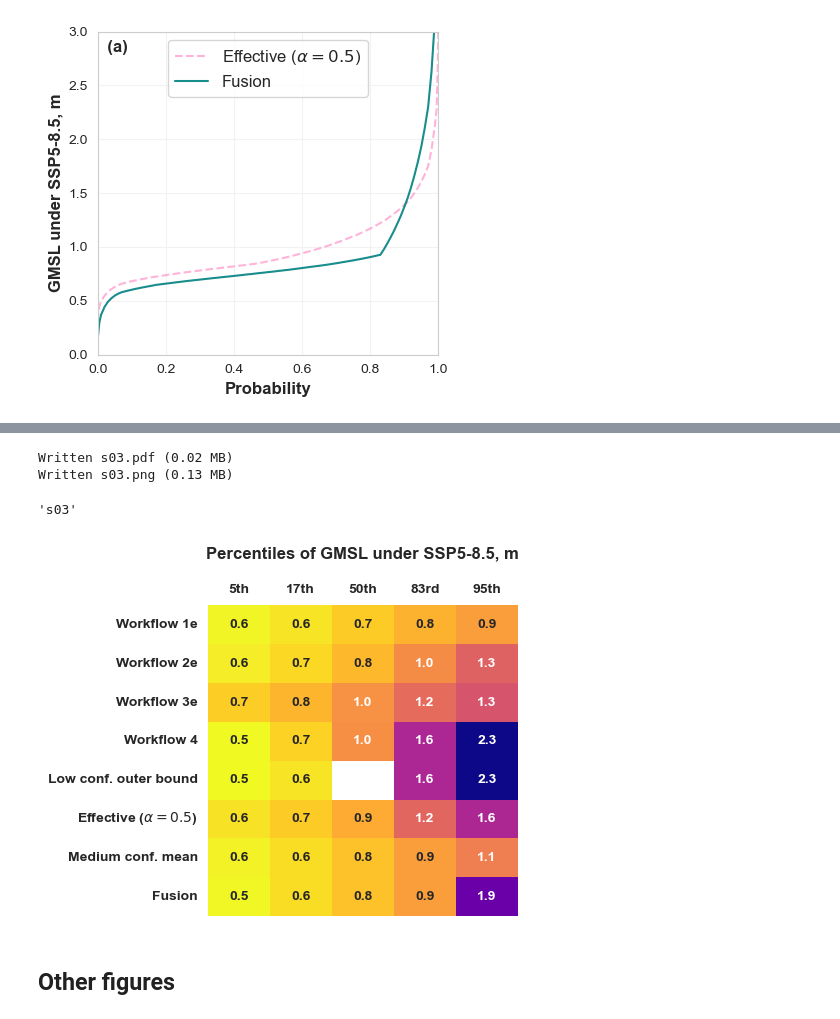
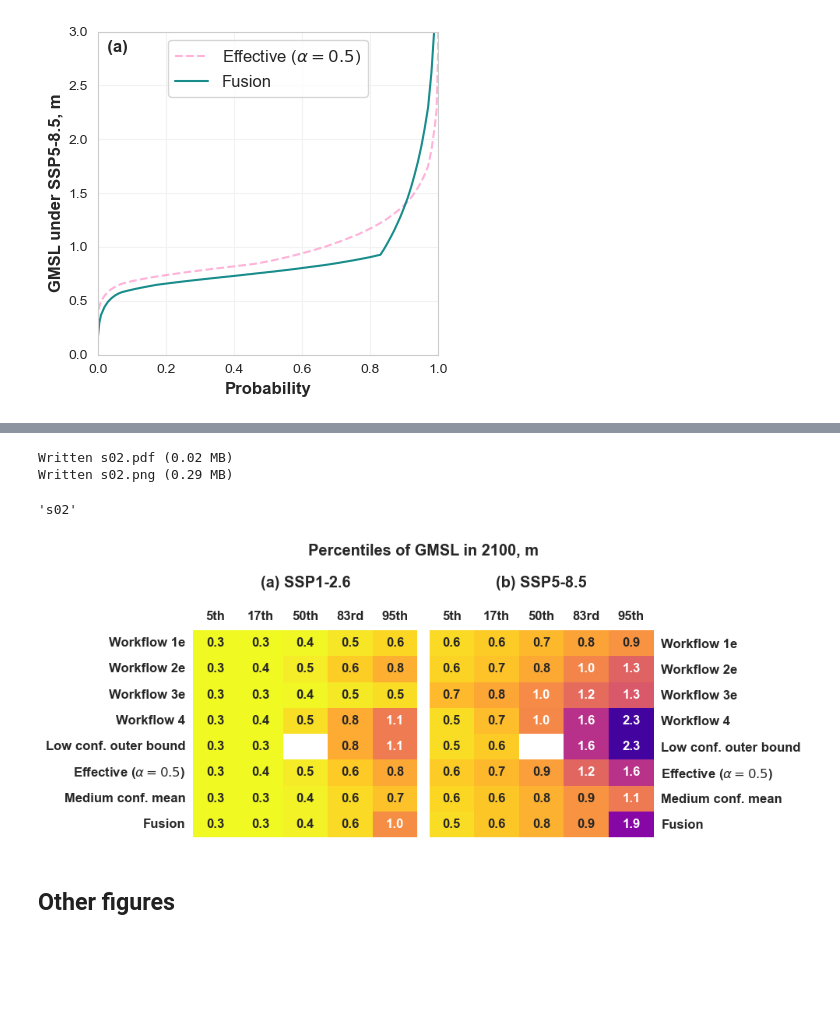
Before and after one commit to grandey/d23a-fusion, a Jupyter notebook: fusion_analysis_d23a.ipynb, the cells around one changed output, grey strips where cells are left out. Drawn from its saved outputs; the diff is of its cells as text; code cells hidden in the pictures; blank space fills up the shorter version.

Commit message:
fusion_analysis_d23a.ipynb: move exceedance heatmap from supplement to main paper; show percentiles heatmap for both scenarios (not just SSP5-8.5).

```diff
--- a/fusion_analysis_d23a.ipynb
+++ b/fusion_analysis_d23a.ipynb
@@ -79,3 +79,11 @@ Written fig04.pdf (0.03 MB)
 Written fig04.png (0.16 MB)
 'fig04'
 [figure]
+# %%
+# Heatmap table for probability of exceeding 1m
+fig, ax = plt.subplots(1, 1, figsize=(5.5, 2), tight_layout=True)
+threshold = 1.0
+_ = d23a.plot_exceedance_heatmap(threshold=threshold, workflows=('lower', 'fusion_1e+2e', 'upper'), rate=False,
+                                 scenarios=('ssp126', 'ssp585'), year=2100, gauge=None, ax=ax)
+ax.set_title(f'Probability of GMSL > {threshold:.1f} m by 2100')
+d23a.name_save_fig(fig)
@@ -105,11 +118,3 @@ Written s01.pdf (0.03 MB)
 Written s01.png (0.09 MB)
 's01'
 [figure]
-# %%
-# Heatmap table for probability of exceeding 1m
-fig, ax = plt.subplots(1, 1, figsize=(5.5, 2), tight_layout=True)
-threshold = 1.0
-_ = d23a.plot_exceedance_heatmap(threshold=threshold, workflows=('lower', 'fusion_1e+2e', 'upper'), rate=False,
-                                 scenarios=('ssp126', 'ssp585'), year=2100, gauge=None, ax=ax)
-ax.set_title(f'Probability of GMSL > {threshold:.1f} m')
-d23a.name_save_fig(fig, fso='s')
@@ -121,16 +121,23 @@ Written s02.png (0.06 MB)
 # %%
 # Heatmap table of SSP5 year-2100 sea level percentiles
-fig, ax = plt.subplots(1, 1, figsize=(5, 4), tight_layout=True)
-d23a.plot_percentiles_heatmap(percentiles=('5th', '17th', '50th', '83rd', '95th'),
-                              workflows=('wf_1e', 'wf_2e', 'wf_3e', 'wf_4', 'outer', 'effective_0.5', 'mean_1e+2e',
-                                         'fusion_1e+2e'),
-                              rate=False, scenario='ssp585', year=2100, gauge=None, fmt='.1f', ax=ax)
+fig, axs = plt.subplots(1, 2, figsize=(10, 4), tight_layout=True)
+for scenario, ab, ax in zip(['ssp126', 'ssp585'], ['a', 'b'], axs):
+    d23a.plot_percentiles_heatmap(percentiles=('5th', '17th', '50th', '83rd', '95th'),
+                                  workflows=('wf_1e', 'wf_2e', 'wf_3e', 'wf_4', 'outer', 'effective_0.5', 'mean_1e+2e',
+                                             'fusion_1e+2e'),
+                                  rate=False, scenario=scenario, year=2100, gauge=None, fmt='.1f', ax=ax)
+    ax.set_title(f'({ab}) {d23a.SSP_LABEL_DICT[scenario]}\n', fontsize='x-large')
+axs[1].tick_params(labelleft=False, labelright=True)  # shift y-axis labels in (b) to the right
+for label in axs[0].get_yticklabels() + axs[1].get_yticklabels():  # ensure consistent formatting of y-axis labels
+    label.set_fontweight('bold')
+    label.set_fontsize('large')
+fig.suptitle('Percentiles of GMSL in 2100, m')
 d23a.name_save_fig(fig, fso='s')
 # %% [output]
-Written s03.pdf (0.02 MB)
-Written s03.png (0.13 MB)
+Written s02.pdf (0.02 MB)
+Written s02.png (0.29 MB)
-'s03'
+'s02'
-[figure, old version]
+[figure, new version]
 # %% [markdown]
 ## Other figures
 # %%
```
Also changed, not shown: parts of 4 cells of this notebook, 5 other files.
